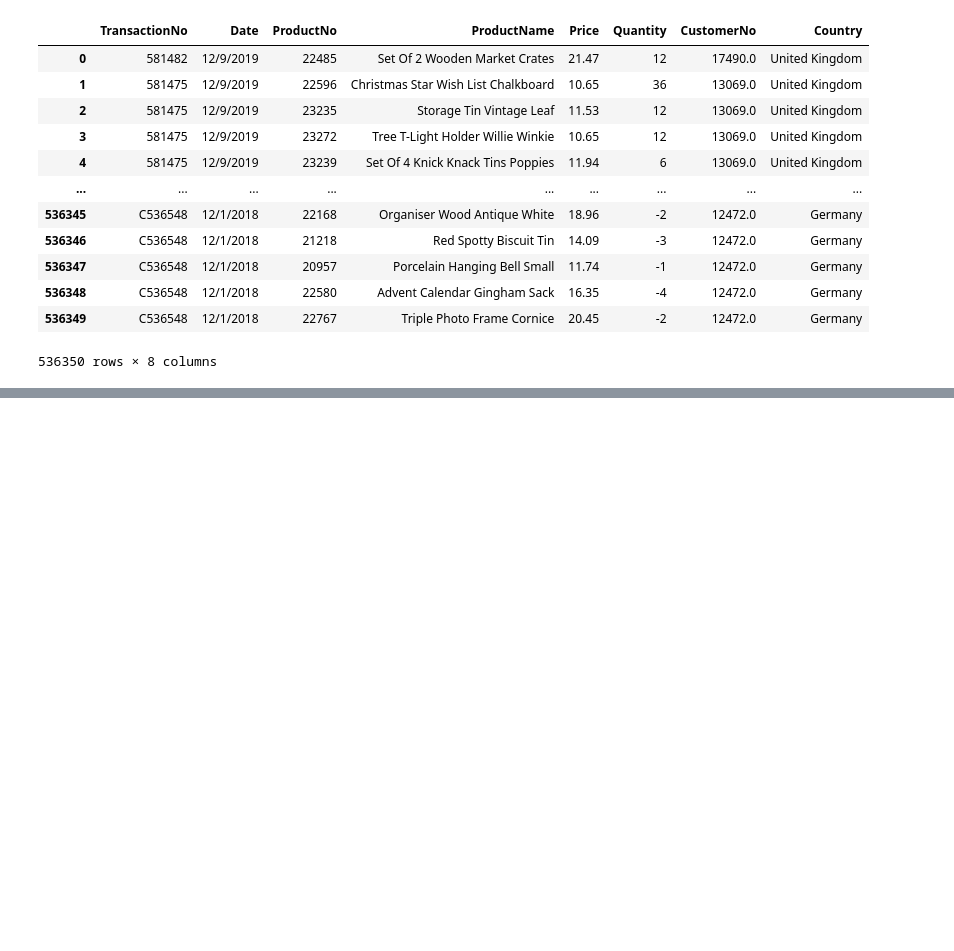
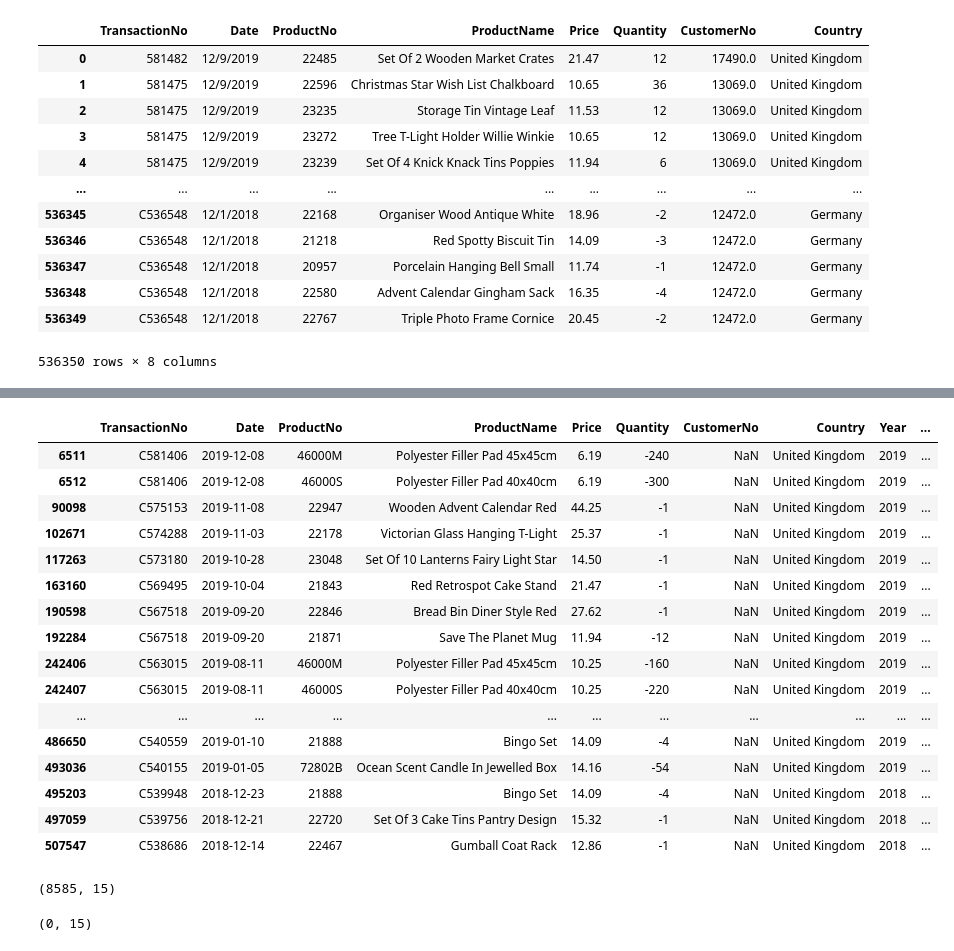
Before and after one commit to puneetprashar2003/Black_Friday_Data_Analysis, a Jupyter notebook: eda.ipynb, the cells around one changed output, grey strips where cells are left out. Saved outputs shown, nothing was run; the diff lists cells and outputs as text; code cells hidden in the pictures; blank space fills up the shorter version.

```diff
--- a/eda.ipynb
+++ b/eda.ipynb
@@ -26,0 +116,11 @@ df.shape
+# %%
+day_names = {
+    0: 'Mon',
+    1: 'Tue',
+    2: 'Wed',
+    3: 'Thu',
+    4: 'Fri',
+    5: 'Sat',
+    6: 'Sun'
+}
+print(df['Date'].dtype)
@@ -26,0 +129,4 @@ df.shape
+# %%
+df['DayName'] = df['Date'].dt.dayofweek.map(day_names)
+# %%
+df['Revenue'] = df['Price'] * df['Quantity']
@@ -26,0 +174,22 @@ df.shape
+# %%
+customer_no_null_rows=df[df['CustomerNo'].isnull()==True]
+# %%
+customer_no_null_rows
+# %% [output]
+|  | TransactionNo | Date | ProductNo | ProductName | Price | Quantity | CustomerNo | Country | Year | ... |
+| 6511 | C581406 | 2019-12-08 | 46000M | Polyester Filler Pad 45x45cm | 6.19 | -240 | NaN | United Kingdom | 2019 | ... |
+| 6512 | C581406 | 2019-12-08 | 46000S | Polyester Filler Pad 40x40cm | 6.19 | -300 | NaN | United Kingdom | 2019 | ... |
+| 90098 | C575153 | 2019-11-08 | 22947 | Wooden Advent Calendar Red | 44.25 | -1 | NaN | United Kingdom | 2019 | ... |
+| 102671 | C574288 | 2019-11-03 | 22178 | Victorian Glass Hanging T-Light | 25.37 | -1 | NaN | United Kingdom | 2019 | ... |
+| 117263 | C573180 | 2019-10-28 | 23048 | Set Of 10 Lanterns Fairy Light Star | 14.50 | -1 | NaN | United Kingdom | 2019 | ... |
+| 163160 | C569495 | 2019-10-04 | 21843 | Red Retrospot Cake Stand | 21.47 | -1 | NaN | United Kingdom | 2019 | ... |
+| 190598 | C567518 | 2019-09-20 | 22846 | Bread Bin Diner Style Red | 27.62 | -1 | NaN | United Kingdom | 2019 | ... |
+| 192284 | C567518 | 2019-09-20 | 21871 | Save The Planet Mug | 11.94 | -12 | NaN | United Kingdom | 2019 | ... |
+| 242406 | C563015 | 2019-08-11 | 46000M | Polyester Filler Pad 45x45cm | 10.25 | -160 | NaN | United Kingdom | 2019 | ... |
+| 242407 | C563015 | 2019-08-11 | 46000S | Polyester Filler Pad 40x40cm | 10.25 | -220 | NaN | United Kingdom | 2019 | ... |
+| ... | ... | ... | ... | ... | ... | ... | ... | ... | ... | ... |
+| 486650 | C540559 | 2019-01-10 | 21888 | Bingo Set | 14.09 | -4 | NaN | United Kingdom | 2019 | ... |
+| 493036 | C540155 | 2019-01-05 | 72802B | Ocean Scent Candle In Jewelled Box | 14.16 | -54 | NaN | United Kingdom | 2019 | ... |
+| 495203 | C539948 | 2018-12-23 | 21888 | Bingo Set | 14.09 | -4 | NaN | United Kingdom | 2018 | ... |
+| 497059 | C539756 | 2018-12-21 | 22720 | Set Of 3 Cake Tins Pantry Design | 15.32 | -1 | NaN | United Kingdom | 2018 | ... |
+| 507547 | C538686 | 2018-12-14 | 22467 | Gumball Coat Rack | 12.86 | -1 | NaN | United Kingdom | 2018 | ... |
@@ -26,0 +198,4 @@ df.shape
+# %%
+non_positive_quantity.shape
+# %% [output]
+(8585, 15)
@@ -26,0 +204,4 @@ df.shape
+# %%
+negative_price.shape
+# %% [output]
+(0, 15)
```
Also changed, not shown: parts of 42 cells of this notebook, 5 other files.
